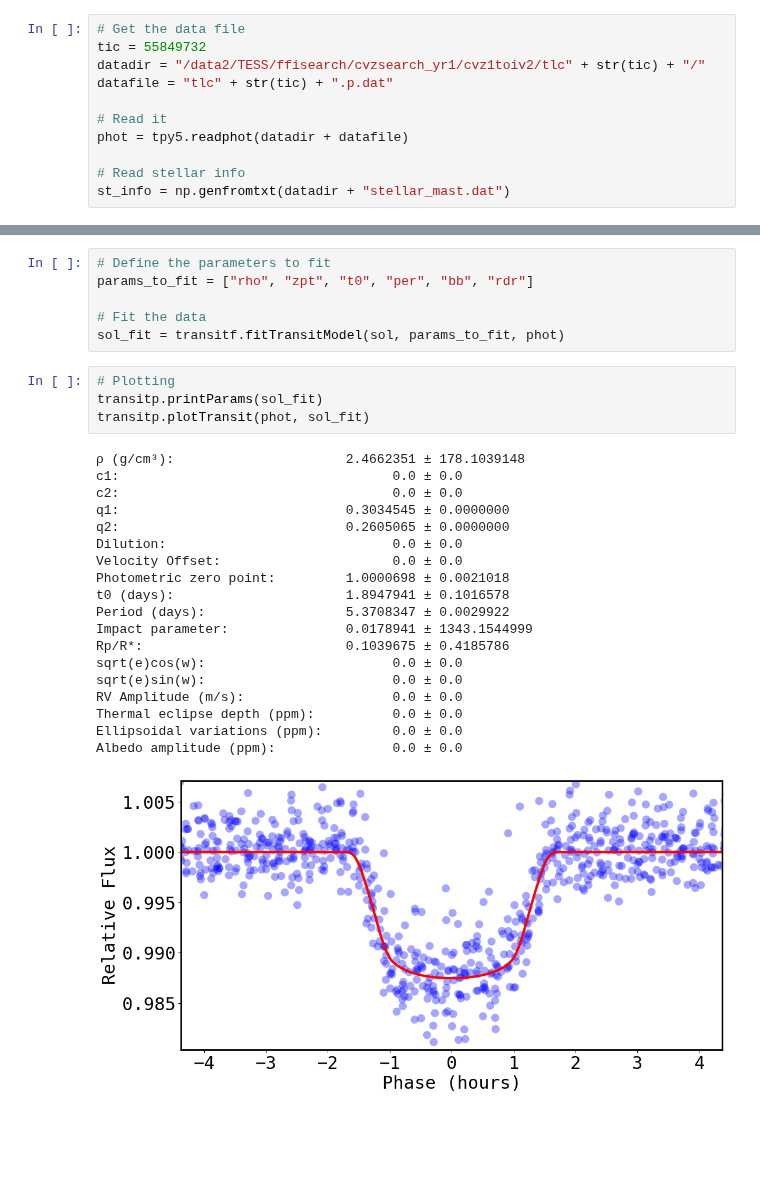
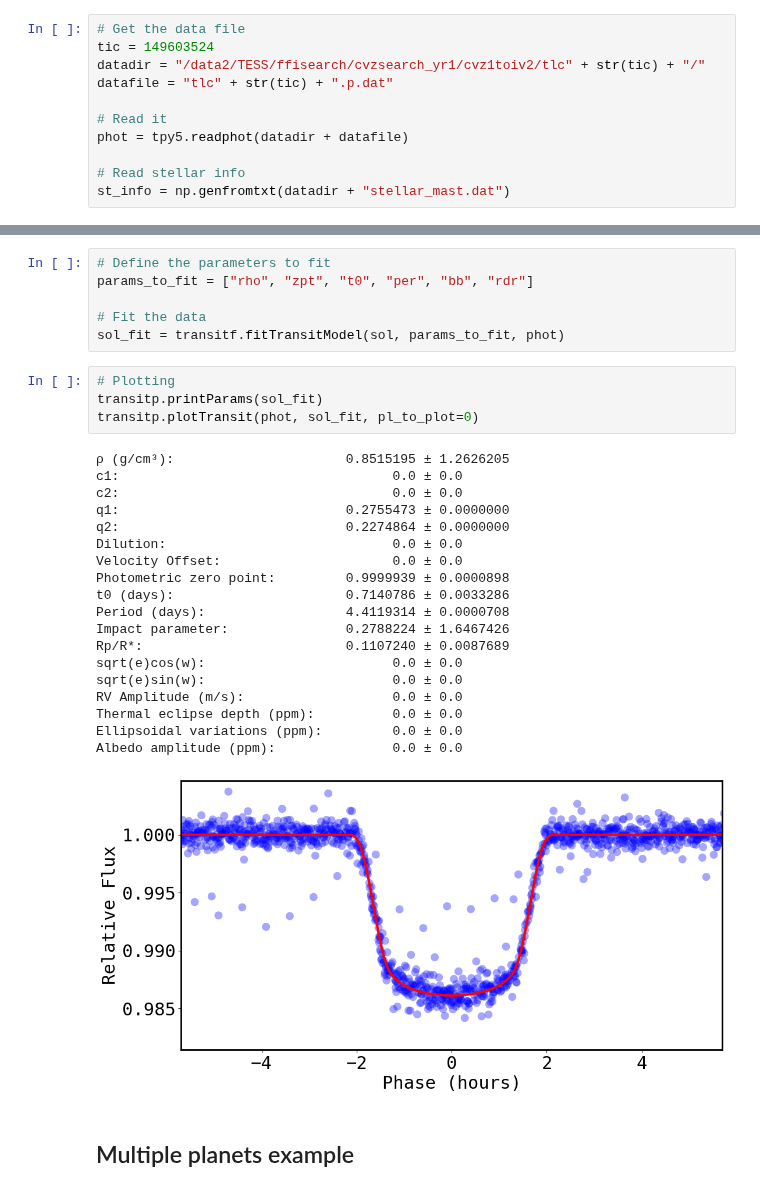
Before and after one commit to royalexis/bls_cuda, a Jupyter notebook: transit_fit_ex.ipynb, the cells around one changed output, grey strips where cells are left out. Saved outputs shown, nothing was run; the diff lists cells and outputs as text; blank space fills up the shorter version.

```diff
--- a/transit_fit_ex.ipynb
+++ b/transit_fit_ex.ipynb
@@ -10,6 +12,6 @@ from exotic_ld import StellarLimbDarkening
 # %%
 # Get the data file
-tic = 55849732
+tic = 149603524
 datadir = "/data2/TESS/ffisearch/cvzsearch_yr1/cvz1toiv2/tlc" + str(tic) + "/"
 datafile = "tlc" + str(tic) + ".p.dat"
 
@@ -69,24 +69,26 @@ sol_fit = transitf.fitTransitModel(sol, params_to_fit, phot)
 # %%
 # Plotting
 transitp.printParams(sol_fit)
-transitp.plotTransit(phot, sol_fit)
+transitp.plotTransit(phot, sol_fit, pl_to_plot=0)
 # %% [output]
-ρ (g/cm³):                      2.4662351 ± 178.1039148
+ρ (g/cm³):                      0.8515195 ± 1.2626205
 c1:                                   0.0 ± 0.0
 c2:                                   0.0 ± 0.0
-q1:                             0.3034545 ± 0.0000000
-q2:                             0.2605065 ± 0.0000000
+q1:                             0.2755473 ± 0.0000000
+q2:                             0.2274864 ± 0.0000000
 Dilution:                             0.0 ± 0.0
 Velocity Offset:                      0.0 ± 0.0
-Photometric zero point:         1.0000698 ± 0.0021018
-t0 (days):                      1.8947941 ± 0.1016578
-Period (days):                  5.3708347 ± 0.0029922
-Impact parameter:               0.0178941 ± 1343.1544999
-Rp/R*:                          0.1039675 ± 0.4185786
+Photometric zero point:         0.9999939 ± 0.0000898
+t0 (days):                      0.7140786 ± 0.0033286
+Period (days):                  4.4119314 ± 0.0000708
+Impact parameter:               0.2788224 ± 1.6467426
+Rp/R*:                          0.1107240 ± 0.0087689
 sqrt(e)cos(w):                        0.0 ± 0.0
 sqrt(e)sin(w):                        0.0 ± 0.0
 RV Amplitude (m/s):                   0.0 ± 0.0
 Thermal eclipse depth (ppm):          0.0 ± 0.0
 Ellipsoidal variations (ppm):         0.0 ± 0.0
 Albedo amplitude (ppm):               0.0 ± 0.0
-[figure, old version]
+[figure, new version]
+# %% [markdown]
+## Multiple planets example
```
Also changed, not shown: parts of 7 cells of this notebook, 2 other files.
